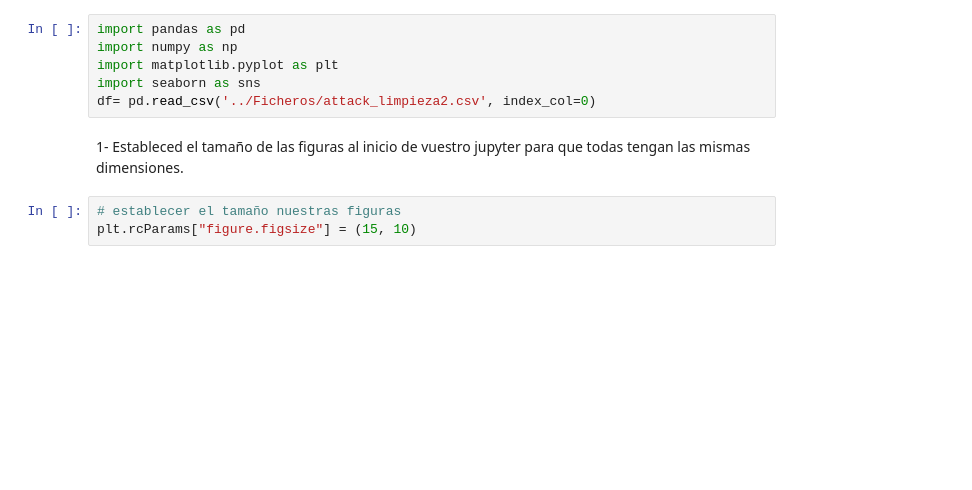
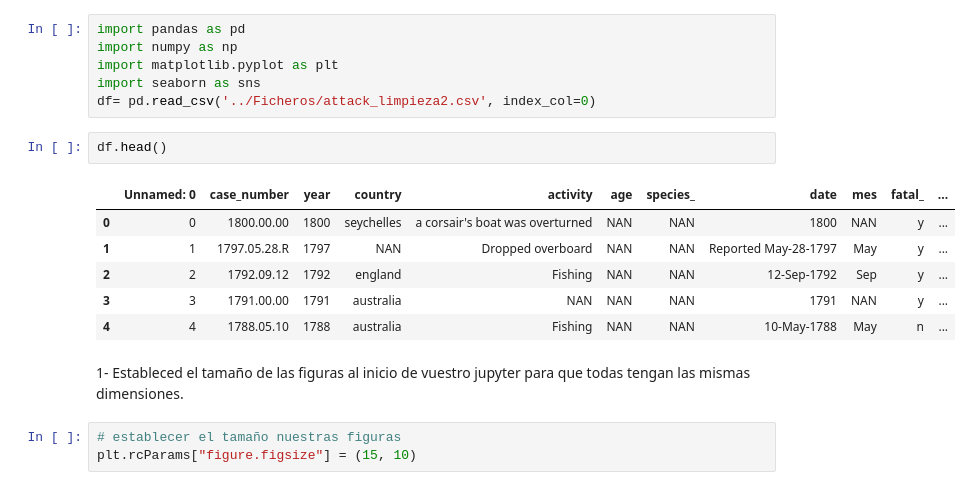
Before and after one commit to Adalab/DA-MODULO-2-ANAIS-LUCIA-LARA, a Jupyter notebook: EDA/EDA_3_visualizacion.ipynb, the cells around one changed output. Cells and saved outputs as stored; diff of their text form; blank space fills up the shorter version.

```diff
--- a/EDA/EDA_3_visualizacion.ipynb
+++ b/EDA/EDA_3_visualizacion.ipynb
@@ -4,6 +4,15 @@ import numpy as np
 import matplotlib.pyplot as plt
 import seaborn as sns
 df= pd.read_csv('../Ficheros/attack_limpieza2.csv', index_col=0)
+# %%
+df.head()
+# %% [output]
+|  | Unnamed: 0 | case_number | year | country | activity | age | species_ | date | mes | fatal_ | ... |
+| 0 | 0 | 1800.00.00 | 1800 | seychelles | a corsair's boat was overturned | NAN | NAN | 1800 | NAN | y | ... |
+| 1 | 1 | 1797.05.28.R | 1797 | NAN | Dropped overboard | NAN | NAN | Reported May-28-1797 | May | y | ... |
+| 2 | 2 | 1792.09.12 | 1792 | england | Fishing | NAN | NAN | 12-Sep-1792 | Sep | y | ... |
+| 3 | 3 | 1791.00.00 | 1791 | australia | NAN | NAN | NAN | 1791 | NAN | y | ... |
+| 4 | 4 | 1788.05.10 | 1788 | australia | Fishing | NAN | NAN | 10-May-1788 | May | n | ... |
 # %% [markdown]
 1- Estableced el tamaño de las figuras al inicio de vuestro jupyter para que todas tengan las mismas dimensiones.
 # %%
```
Also changed, not shown: parts of 8 cells of this notebook, 2 other files.
